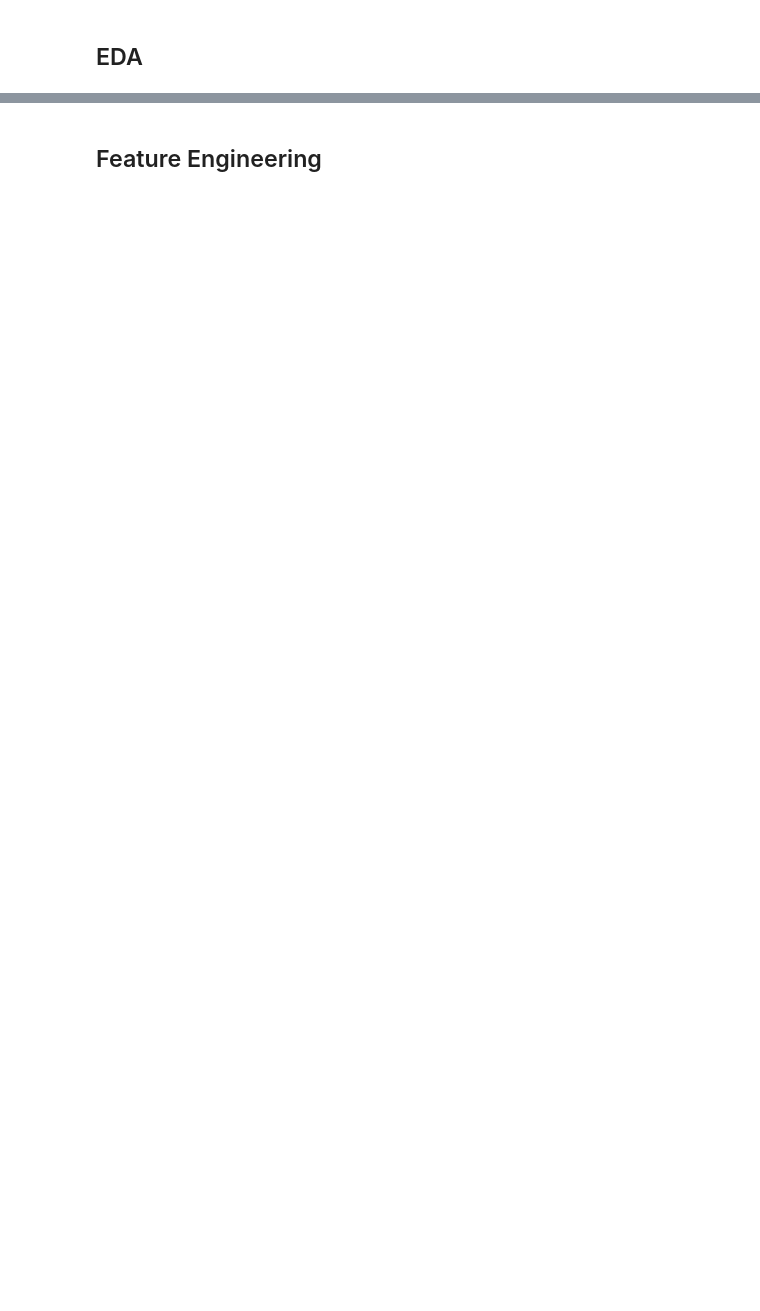
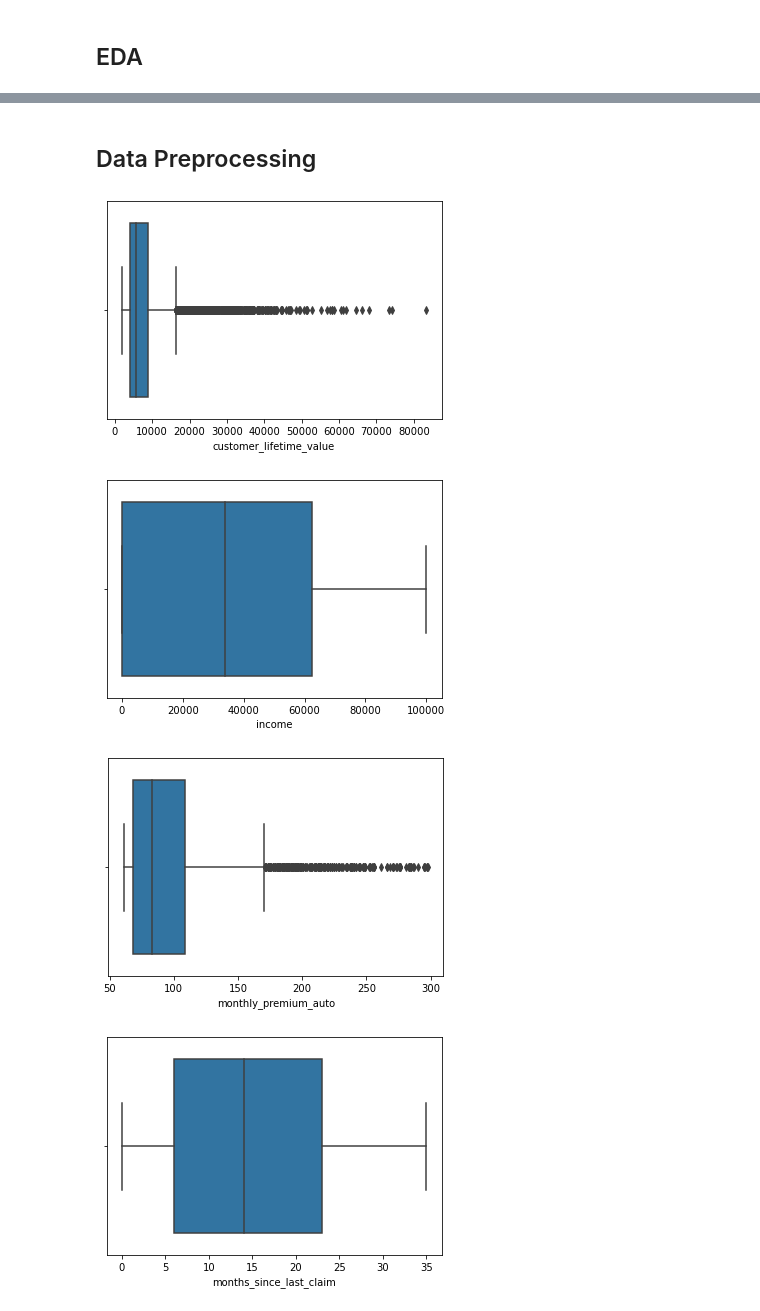
Before and after one commit to nataschaberg/final-lab-customer-analysis, a Jupyter notebook: final-analysis.ipynb, the cells around one changed output, grey strips where cells are left out. Cells and saved outputs as stored; diff of their text form; code cells hidden in the pictures; blank space fills up the shorter version.

```diff
--- a/final-analysis.ipynb
+++ b/final-analysis.ipynb
@@ -30,0 +170,5 @@ data.head()
+# %%
+# plot features with abs corr > 0.3
+for col in df[list(strong_corr_features)]:
+    sns.distplot(df[col])
+    plt.show()
@@ -30,0 +188,5 @@ data.head()
+# %%
+for col in df.select_dtypes('object'):
+    sns.stripplot(x=col, y="total_claim_amount", data=df, hue="location_code", \
+                  palette="YlGnBu", dodge=True)
+    plt.show()
@@ -31,2 +208,11 @@ data.head()
 # %% [markdown]
-## Feature Engineering
+## Data Preprocessing
+# %%
+for col in df.select_dtypes('number'):
+    sns.boxplot(df[col])
+    plt.show()
+# %% [output]
+[figure, added]
+[figure, added]
+[figure, added]
+[figure, added]
```
Also changed, not shown: parts of 30 cells of this notebook.
